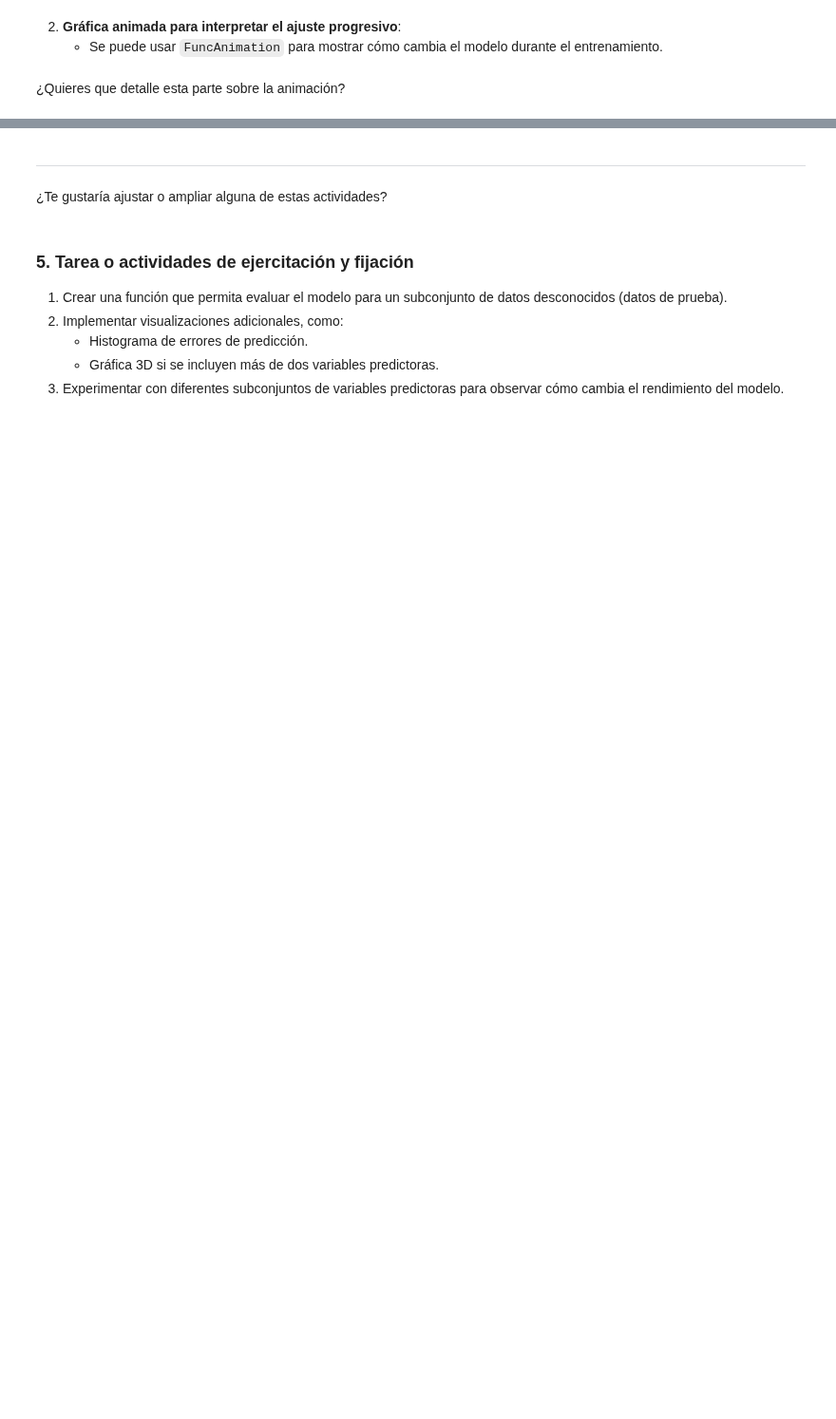
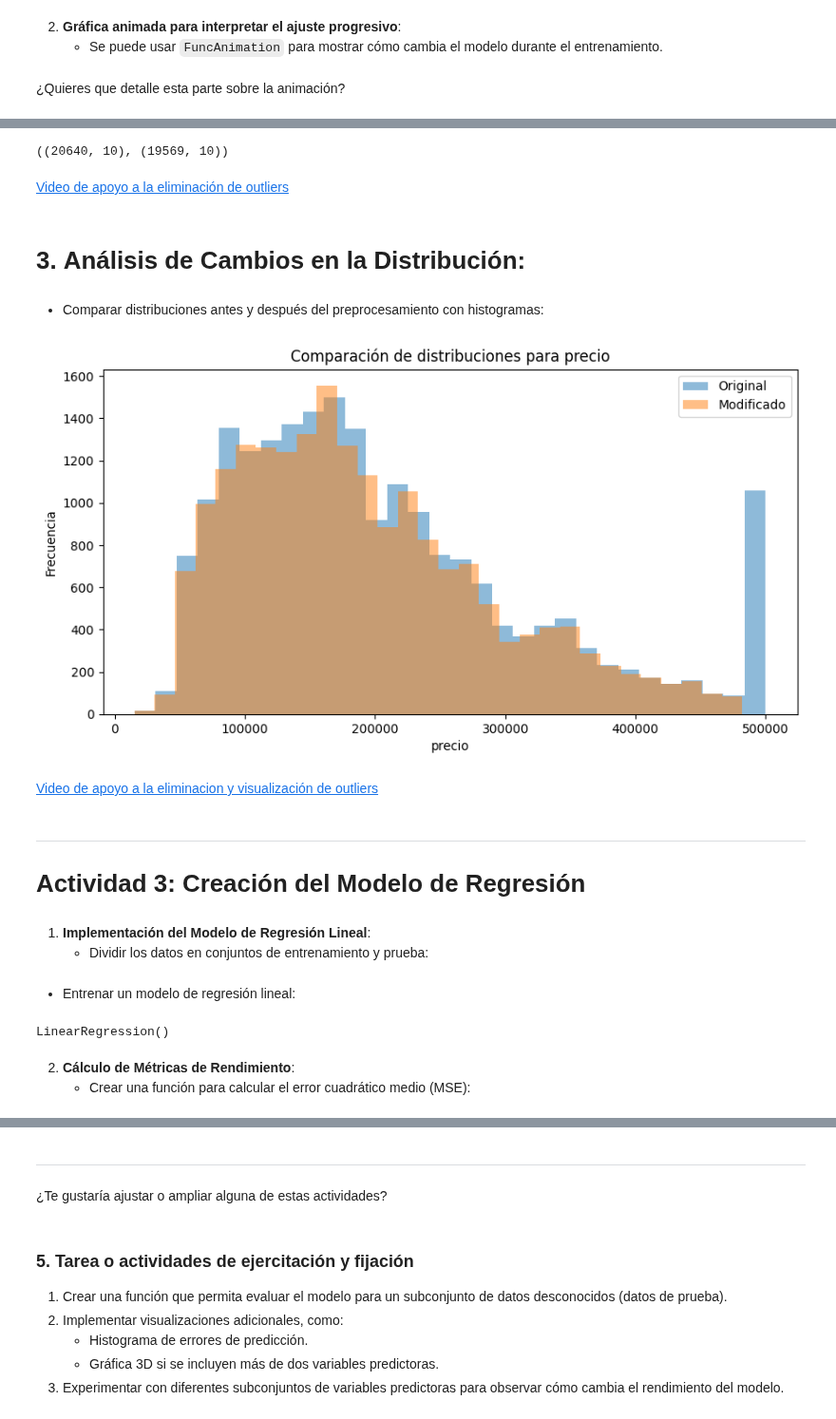
Before and after one commit to marco-canas/didactica_ciencia_datos, a Jupyter notebook: 1_curso_machine_learning/6_regresion/regresion_vivienda/1_regresion_vivienda.ipynb, the cells around one changed output, grey strips where cells are left out. Shown at 95% size. Saved outputs shown, nothing was run; the diff lists cells and outputs as text; code cells hidden in the pictures; blank space fills up the shorter version.

Commit message:
creación del modelo de regresión con datos sin outliers

```diff
--- a/1_curso_machine_learning/6_regresion/regresion_vivienda/1_regresion_vivienda.ipynb
+++ b/1_curso_machine_learning/6_regresion/regresion_vivienda/1_regresion_vivienda.ipynb
@@ -1003,0 +657,57 @@ NameError: name 'X_test' is not defined
+# %%
+v = load_dataset(ubicacion, nombre_archvo)
+# %%
+def eliminar_outliers(df, columna):
+    Q1 = df[columna].quantile(0.25)
+    Q3 = df[columna].quantile(0.75)
+    IQR = Q3 - Q1
+    lower_bound = Q1 - 1.5 * IQR
+    upper_bound = Q3 + 1.5 * IQR
+    return df[(df[columna] >= lower_bound) & (df[columna] <= upper_bound)]
+# %%
+
+v_sin_outliers = eliminar_outliers(v, "precio")
+# %%
+v.shape, v_sin_outliers.shape
+# %% [output]
+((20640, 10), (19569, 10))
+# %% [markdown]
+[Video de apoyo a la eliminación de outliers](https://www.youtube.com/watch?v=71P4XVGSLq4)
+# %% [markdown]
+
+# 3. **Análisis de Cambios en la Distribución**:
+# %% [markdown]
+   - Comparar distribuciones antes y después del preprocesamiento con histogramas:
+# %%
+
+ubicacion_para_imagenes = r"C:/Users/marco/Documentos/investigacion/didactica_ciencia_datos/1_curso_machine_learning/6_regresion\regresion_vivienda/images/"
+nombre_imagen = 'comparacion_histogramas_con_sin_outliers.jpg'
+def comparar_distribuciones(df_original, df_modificado, columna):
+    import os
+    import matplotlib.pyplot as plt
+    plt.figure(figsize=(10, 5))
+    plt.hist(df_original[columna], bins=30, alpha=0.5, label="Original")
+    plt.hist(df_modificado[columna], bins=30, alpha=0.5, label="Modificado")
+    plt.legend()
+    plt.title(f"Comparación de distribuciones para {columna}")
+    image_path = os.path.join(ubicacion_para_imagenes, nombre_imagen)
+    plt.xlabel(columna)
+    plt.ylabel("Frecuencia")
+    plt.savefig(image_path)
+    plt.show()
+# %%
+
+comparar_distribuciones(v, v_sin_outliers, "precio")
+# %% [output]
+[figure, added]
+# %% [markdown]
+[Video de apoyo a la eliminacion y visualización de outliers](https://www.youtube.com/watch?v=YD6oykjk6YQ)
+# %% [markdown]
+
+---
+
+# **Actividad 3: Creación del Modelo de Regresión**
+# %% [markdown]
+
+1. **Implementación del Modelo de Regresión Lineal**:
+   - Dividir los datos en conjuntos de entrenamiento y prueba:
@@ -1003,0 +719,13 @@ NameError: name 'X_test' is not defined
+# %% [markdown]
+
+   - Entrenar un modelo de regresión lineal:
+# %%
+from sklearn.linear_model import LinearRegression
+model = LinearRegression()
+model.fit(X_train, y_train)
+# %% [output]
+LinearRegression()
+# %% [markdown]
+
+2. **Cálculo de Métricas de Rendimiento**:
+   - Crear una función para calcular el error cuadrático medio (MSE):
```
Also changed, not shown: parts of 91 cells of this notebook, 1 other file.
